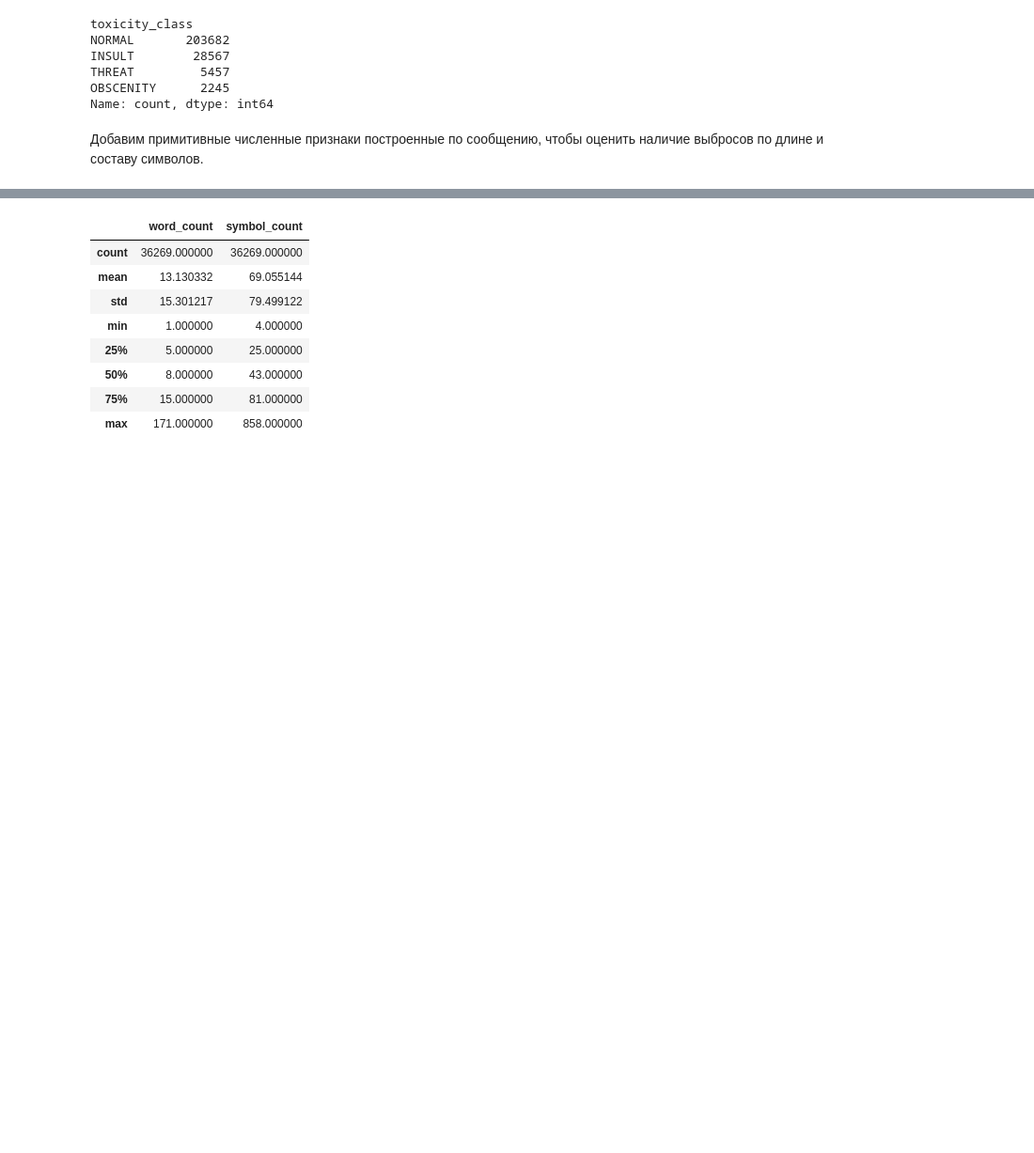
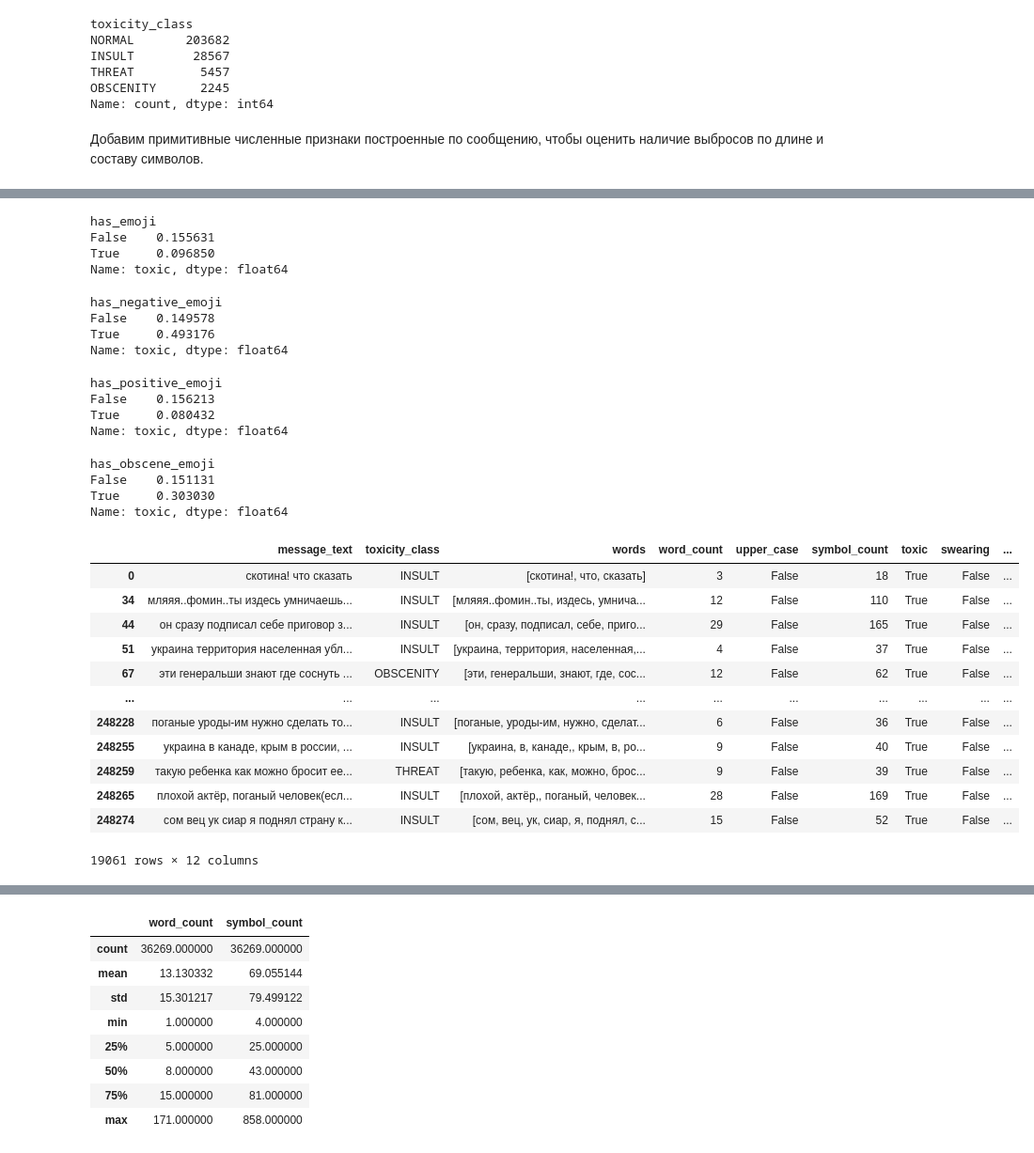
Before and after one commit to toxic-comments/toxic-comments, a Jupyter notebook: eda/toxic_comments_eda.ipynb, the cells around one changed output, grey strips where cells are left out. Shown at 94% size. Drawn from its saved outputs; the diff is of its cells as text; code cells hidden in the pictures; blank space fills up the shorter version.

Commit message:
added swearing feature and emoji features

```diff
--- a/eda/toxic_comments_eda.ipynb
+++ b/eda/toxic_comments_eda.ipynb
@@ -86,5 +83,3 @@ mat = ['бля', "хуй", "пизд", "еба"]
-# %%
-clean_data["swearing"] = clean_data["message_text"].apply(lambda text: sum([m in text for m in mat]) > 0)
 # %%
 clean_data["toxic"] = clean_data["toxicity_class"] != "NORMAL"
 # %%
@@ -107,0 +89,2 @@ Name: symbol_count, dtype: float64
+# %%
+swearing_pattern = "(?iu)(?<![а-яё])(?:(?:(?:у|[нз]а|(?:хитро|не)?вз?[ыьъ]|с[ьъ]|(?:и|ра)[зс]ъ?|(?:о[тб]|п[оа]д)[ьъ]?|(?:\S(?=[а-яё]))+?[оаеи-])-?)?(?:[её](?:б(?!о[рй]|рач)|п[уа](?:ц|тс))|и[пб][ае][тцд][ьъ]).*?|(?:(?:н[иеа]|(?:ра|и)[зс]|[зд]?[ао](?:т|дн[оа])?|с(?:м[еи])?|а[пб]ч|в[ъы]?|пр[еи])-?)?ху(?:[яйиеёю]|л+и(?!ган)).*?|бл(?:[эя]|еа?)(?:[дт][ьъ]?)?|\S*?(?:п(?:[иеё]зд|ид[аое]?р|ед(?:р(?!о)|[аое]р|ик)|охую)|бля(?:[дбц]|тс)|[ое]ху[яйиеё]|хуйн).*?|(?:о[тб]?|про|на|вы)?м(?:анд(?:[ауеыи](?:л(?:и[сзщ])?[ауеиы])?|ой|[ао]в.*?|юк(?:ов|[ауи])?|е[нт]ь|ища)|уд(?:[яаиое].+?|е?н(?:[ьюия]|ей))|[ао]л[ао]ф[ьъ](?:[яиюе]|[еёо]й))|елд[ауые].*?|ля[тд]ь|(?:[нз]а|по)х)(?![а-яё])"
@@ -152 +188,45 @@ True     0.899552
 Name: toxic, dtype: float64
+# %%
+clean_data.groupby('has_emoji')['toxic'].mean()
+# %% [output]
+has_emoji
+False    0.155631
+True     0.096850
+Name: toxic, dtype: float64
+# %%
+clean_data.groupby('has_negative_emoji')['toxic'].mean()
+# %% [output]
+has_negative_emoji
+False    0.149578
+True     0.493176
+Name: toxic, dtype: float64
+# %%
+clean_data.groupby('has_positive_emoji')['toxic'].mean()
+# %% [output]
+has_positive_emoji
+False    0.156213
+True     0.080432
+Name: toxic, dtype: float64
+# %%
+clean_data.groupby('has_obscene_emoji')['toxic'].mean()
+# %% [output]
+has_obscene_emoji
+False    0.151131
+True     0.303030
+Name: toxic, dtype: float64
+# %%
+clean_data[(clean_data.toxic) & ~(clean_data.swearing)]
+# %% [output]
+|  | message_text | toxicity_class | words | word_count | upper_case | symbol_count | toxic | swearing | ... |
+| 0 | скотина! что сказать | INSULT | [скотина!, что, сказать] | 3 | False | 18 | True | False | ... |
+| 34 | мляяя..фомин..ты издесь умничаешь... | INSULT | [мляяя..фомин..ты, издесь, умнича... | 12 | False | 110 | True | False | ... |
+| 44 | он сразу подписал себе приговор з... | INSULT | [он, сразу, подписал, себе, приго... | 29 | False | 165 | True | False | ... |
+| 51 | украина территория населенная убл... | INSULT | [украина, территория, населенная,... | 4 | False | 37 | True | False | ... |
+| 67 | эти генеральши знают где соснуть ... | OBSCENITY | [эти, генеральши, знают, где, сос... | 12 | False | 62 | True | False | ... |
+| ... | ... | ... | ... | ... | ... | ... | ... | ... | ... |
+| 248228 | поганые уроды-им нужно сделать то... | INSULT | [поганые, уроды-им, нужно, сделат... | 6 | False | 36 | True | False | ... |
+| 248255 | украина в канаде, крым в россии, ... | INSULT | [украина, в, канаде,, крым, в, ро... | 9 | False | 40 | True | False | ... |
+| 248259 | такую ребенка как можно бросит ее... | THREAT | [такую, ребенка, как, можно, брос... | 9 | False | 39 | True | False | ... |
+| 248265 | плохой актёр, поганый человек(есл... | INSULT | [плохой, актёр,, поганый, человек... | 28 | False | 169 | True | False | ... |
+| 248274 | сом вец ук сиар я поднял страну к... | INSULT | [сом, вец, ук, сиар, я, поднял, с... | 15 | False | 52 | True | False | ... |
+19061 rows × 12 columns
```
Also changed, not shown: parts of 25 cells of this notebook.
